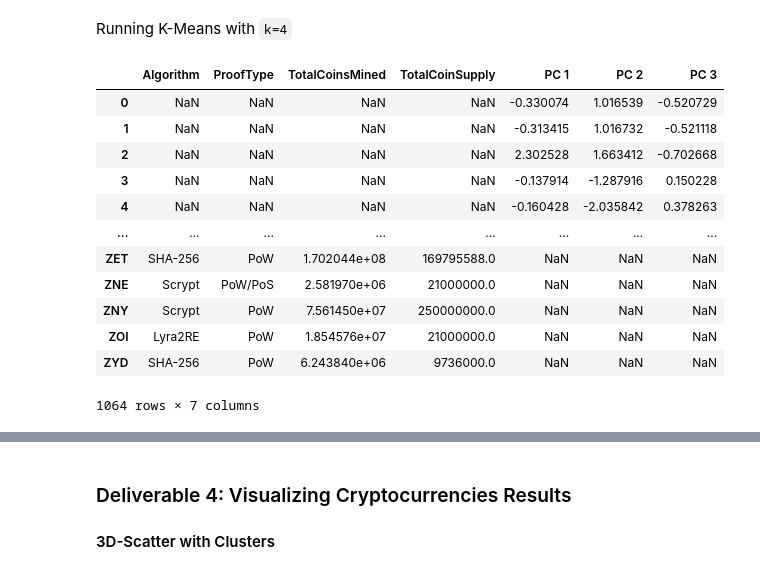
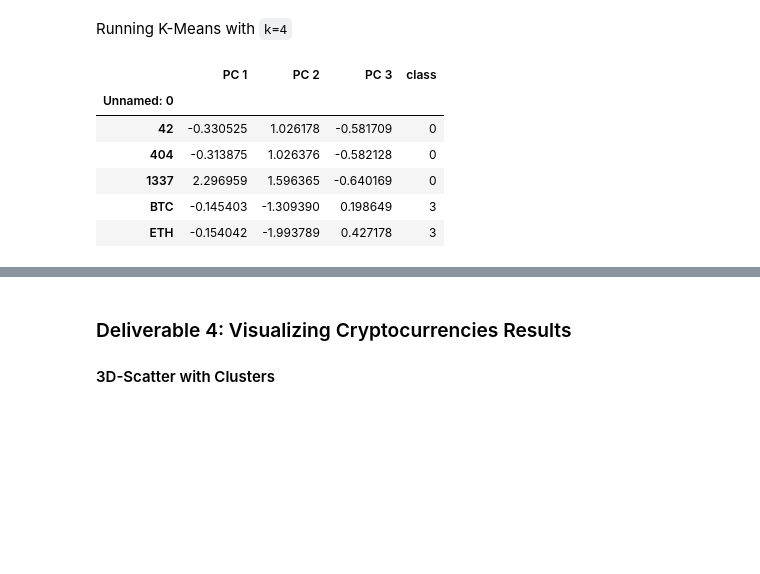
Before and after one commit to sbull32/Cryptocurrencies, a Jupyter notebook: crypto_clustering.ipynb, the cells around one changed output, grey strips where cells are left out. Drawn from its saved outputs; the diff is of its cells as text; code cells hidden in the pictures; blank space fills up the shorter version.

```diff
--- a/crypto_clustering.ipynb
+++ b/crypto_clustering.ipynb
@@ -259,3 +259,7 @@ pcs_df
 ### Deliverable 3: Clustering Crytocurrencies Using K-Means
 
 #### Finding the Best Value for `k` Using the Elbow Curve
+# %%
+# Store Values of K to plot
+inertia = []
+k = list(range(1, 11))
@@ -298,19 +318,14 @@ clustered_df = pd.concat([crypto_df, pcs_df], axis=1)
-# %%
-clustered_df
-# %% [output]
-|  | Algorithm | ProofType | TotalCoinsMined | TotalCoinSupply | PC 1 | PC 2 | PC 3 |
-| 0 | NaN | NaN | NaN | NaN | -0.330074 | 1.016539 | -0.520729 |
-| 1 | NaN | NaN | NaN | NaN | -0.313415 | 1.016732 | -0.521118 |
-| 2 | NaN | NaN | NaN | NaN | 2.302528 | 1.663412 | -0.702668 |
-| 3 | NaN | NaN | NaN | NaN | -0.137914 | -1.287916 | 0.150228 |
-| 4 | NaN | NaN | NaN | NaN | -0.160428 | -2.035842 | 0.378263 |
-| ... | ... | ... | ... | ... | ... | ... | ... |
-| ZET | SHA-256 | PoW | 1.702044e+08 | 169795588.0 | NaN | NaN | NaN |
-| ZNE | Scrypt | PoW/PoS | 2.581970e+06 | 21000000.0 | NaN | NaN | NaN |
-| ZNY | Scrypt | PoW | 7.561450e+07 | 250000000.0 | NaN | NaN | NaN |
-| ZOI | Lyra2RE | PoW | 1.854576e+07 | 21000000.0 | NaN | NaN | NaN |
-| ZYD | SHA-256 | PoW | 6.243840e+06 | 9736000.0 | NaN | NaN | NaN |
-1064 rows × 7 columns
+# %%
+four_clusters = get_clusters(4, pcs_df)
+four_clusters.head()
+# %% [output]
+|  | PC 1 | PC 2 | PC 3 | class |
+| Unnamed: 0 |  |  |  |  |
+| 42 | -0.330525 | 1.026178 | -0.581709 | 0 |
+| 404 | -0.313875 | 1.026376 | -0.582128 | 0 |
+| 1337 | 2.296959 | 1.596365 | -0.640169 | 0 |
+| BTC | -0.145403 | -1.309390 | 0.198649 | 3 |
+| ETH | -0.154042 | -1.993789 | 0.427178 | 3 |
 # %%
 # Create a new DataFrame including predicted clusters and cryptocurrencies features.
 # Concatentate the crypto_df and pcs_df DataFrames on the same columns.
```
Also changed, not shown: parts of 13 cells of this notebook.
